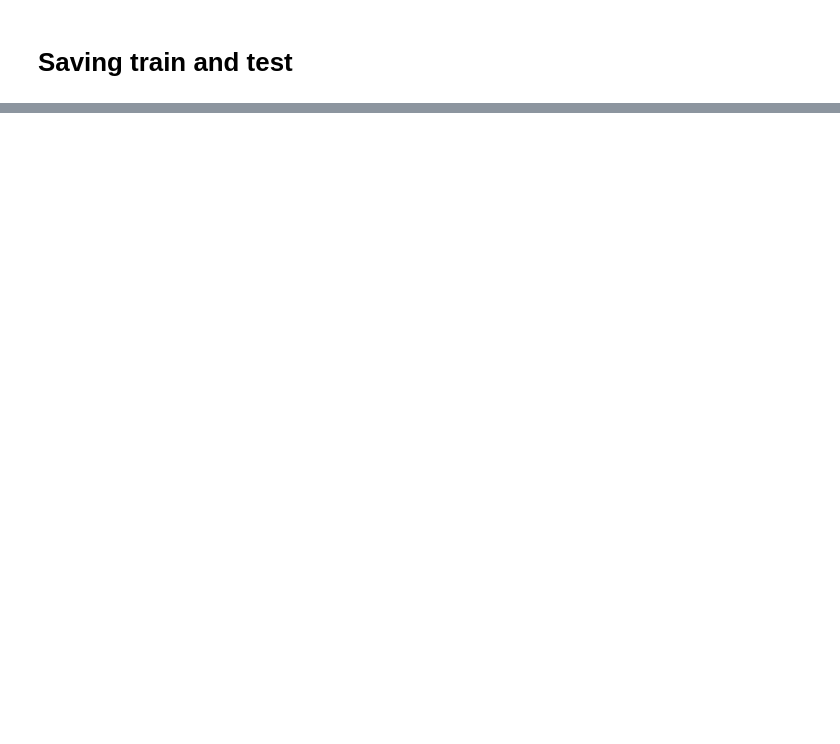
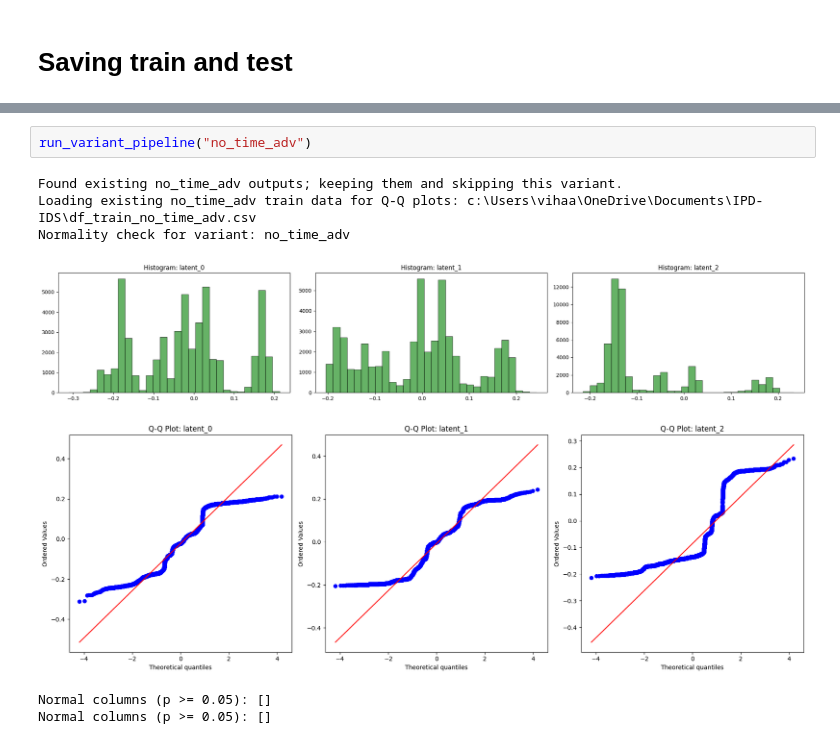
Before and after one commit to WinterBlossom0/IPD-IDS, a Jupyter notebook: cic-ids-vae.ipynb, the cells around one changed output, grey strips where cells are left out. Cells and saved outputs as stored; diff of their text form; blank space fills up the shorter version.

```diff
--- a/cic-ids-vae.ipynb
+++ b/cic-ids-vae.ipynb
@@ -999,0 +1522,10 @@ df_test saved to /kaggle/working/df_test.csv (shape: (560133, 8))
+# %%
+run_variant_pipeline("no_time_adv")
+# %% [output]
+Found existing no_time_adv outputs; keeping them and skipping this variant.
+Loading existing no_time_adv train data for Q-Q plots: c:\Users\vihaa\OneDrive\Documents\IPD-IDS\df_train_no_time_adv.csv
+Normality check for variant: no_time_adv
+[figure, added]
+[figure, added]
+Normal columns (p >= 0.05): []
+Normal columns (p >= 0.05): []
```
Also changed, not shown: parts of 36 cells of this notebook, 4 other files.
